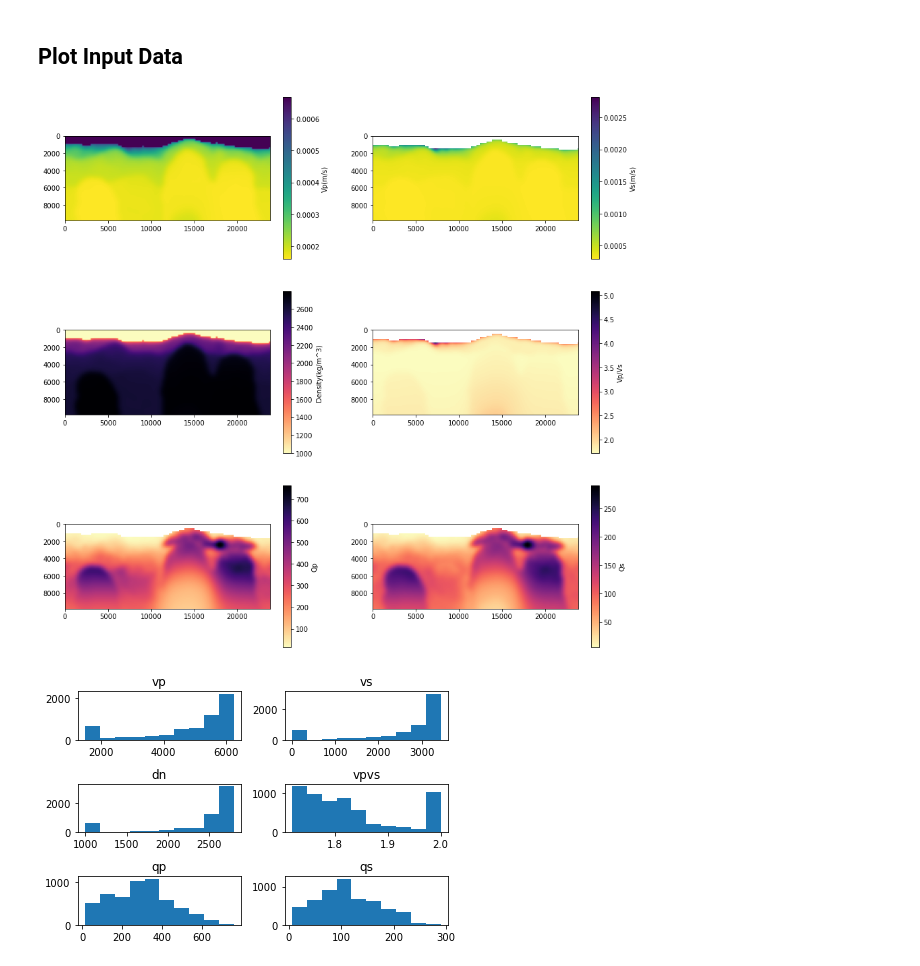
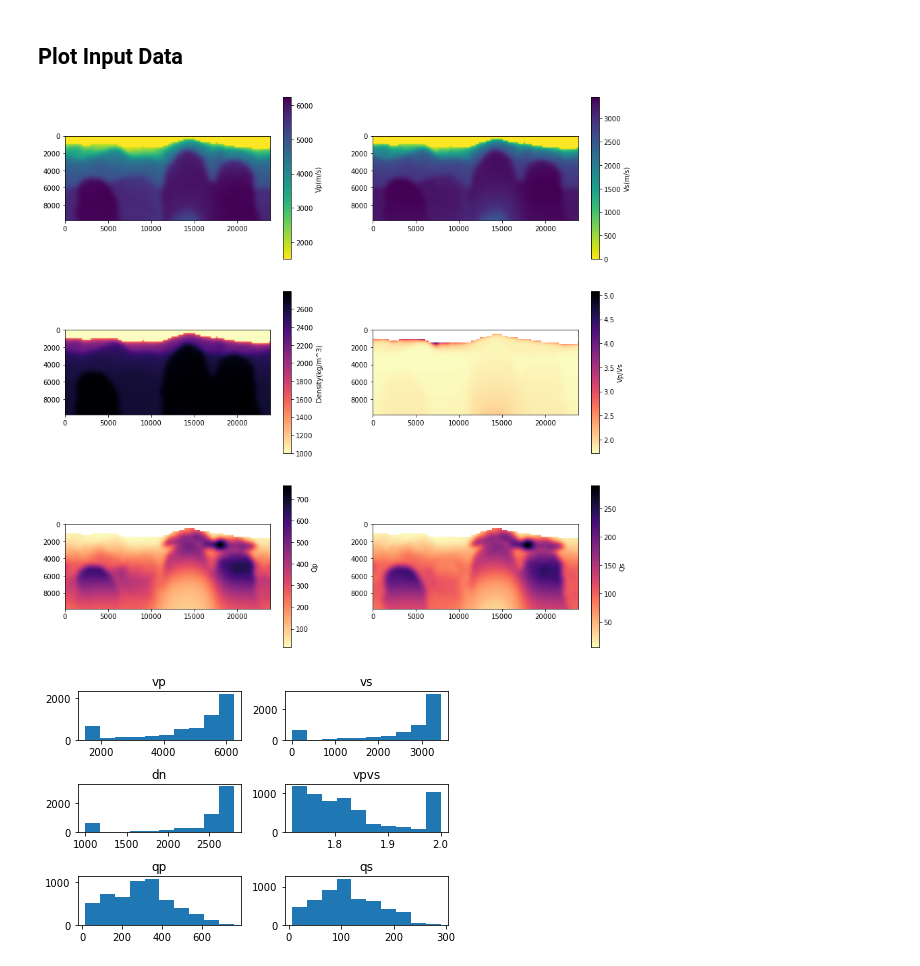
Before and after one commit to acse-yc220/finalProject, a Jupyter notebook: project.ipynb, the cells around one changed output. Saved outputs shown, nothing was run; the diff lists cells and outputs as text; code cells hidden in the pictures.

```diff
--- a/project.ipynb
+++ b/project.ipynb
@@ -14,16 +15,13 @@ data_list = loadData(data)
 # %%
 # Move this to a dataclean function
 data_inf = np.isinf(data_list[3])
 data_list[3][data_inf] = np.nan
-
-data_list[0]= 1./data_list[0]
-data_list[1]= 1./data_list[1]
 data_inf = np.isinf(data_list[1])
 data_list[1][data_inf] = np.nan
 
 show_data(data_list,3,2)
 # %% [output]
-[figure, old version]
+[figure, new version]
 # %%
 new_data,data_noNan,remove_list = removenans(data)
 # %%
```
Also changed, not shown: parts of 27 cells of this notebook, 1 other file.
